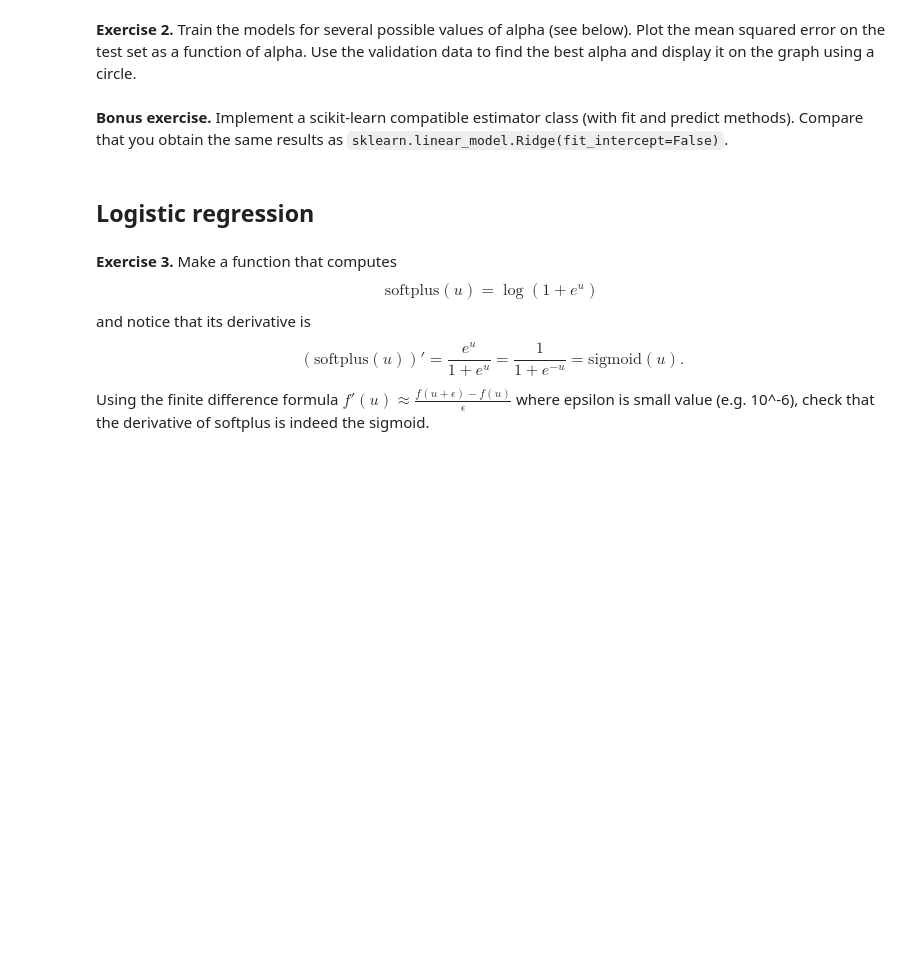
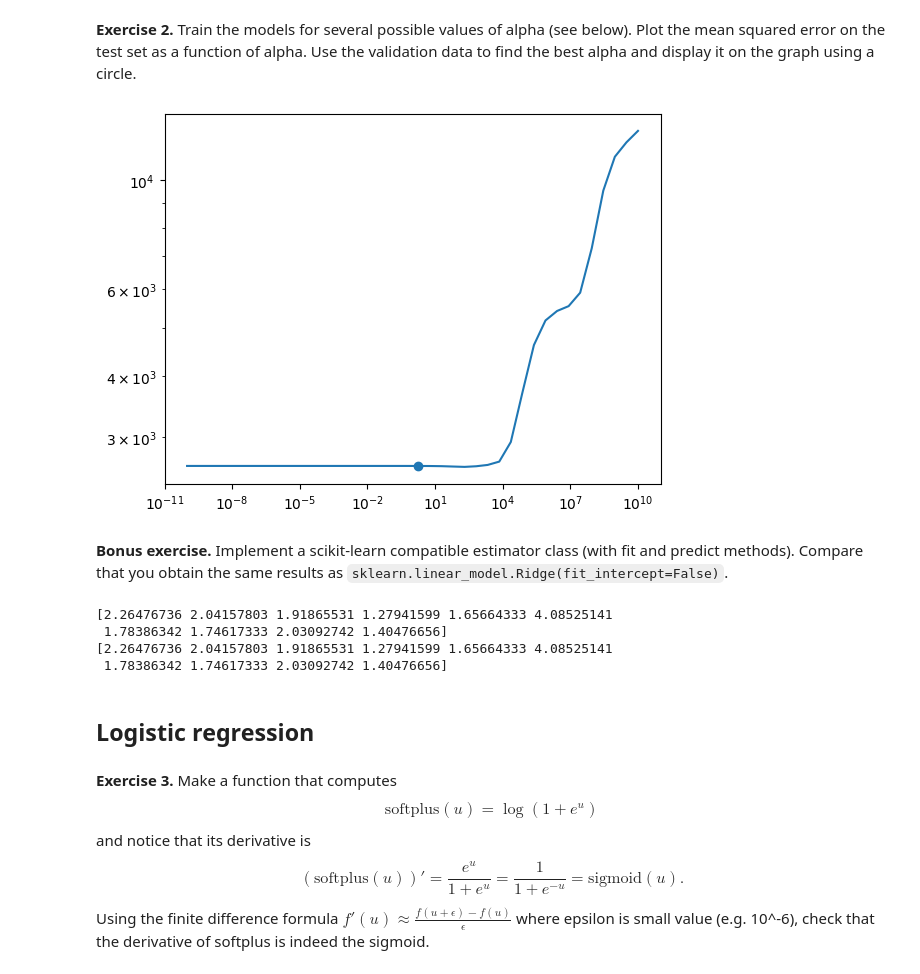
Before and after one commit to data-psl/lectures2023, a Jupyter notebook: notebooks/03_optimization_corrected.ipynb, the cells around one changed output. Cells and saved outputs as stored; diff of their text form; code cells hidden in the pictures; blank space fills up the shorter version.

```diff
--- a/notebooks/03_optimization_corrected.ipynb
+++ b/notebooks/03_optimization_corrected.ipynb
@@ -18,23 +19,20 @@ X_boston_val, X_boston_te, y_boston_val, y_boston_te = \
 # %% [markdown]
 **Exercise 1.** Implement the analytical solution of ridge regression $(X^\top X + \alpha I) w = X^\top y$ (see [slides](https://data-psl.github.io/lectures2022/slides/05_optimization_linear_models)) using [scipy.linalg.solve](https://docs.scipy.org/doc/scipy/reference/generated/scipy.linalg.solve.html). Compute the solution on the training data. Make sure that the gradient at the solution is zero (up to machine precision).
 # %%
+import numpy as np
 from scipy.linalg import solve
-import numpy as np
 
 def ridge_regression_solution(X, y, alpha):
-  n_samples, n_features = X.shape
-  XX = np.dot(X.T, X)
-  Xy = np.dot(X.T, y)
-  I = np.eye(n_features)
-  w_star = solve(XX + alpha * I, Xy)
-  return w_star
+  n, p = X.shape
+  I = np.identity(p)
+  return solve(X.T.dot(X) + alpha * I, X.T.dot(y))
 
 def ridge_regression_gradient(w, X, y, alpha):
-  XX = np.dot(X.T, X)
-  Xy = np.dot(X.T, y)
-  return np.dot(XX, w) - Xy + alpha * w
+  return -X.T.dot(y - X.dot(w)) + alpha * w
 
-w_star = ridge_regression_solution(X_boston_tr, y_boston_tr, alpha=0.1)
-
-gradient = ridge_regression_gradient(w_star, X_boston_tr, y_boston_tr, alpha=0.1)
+w_star = ridge_regression_solution(X_california_tr, y_california_tr, alpha=1)
+print(w_star)
+gradient = ridge_regression_gradient(w_star, X_california_tr, y_california_tr, alpha=1)
+print("----------")
+print(gradient)
 np.sqrt(np.sum(gradient ** 2))
@@ -73,3 +48,22 @@ plt.show()
+# %%
+alphas = np.logspace(-10, 10, 40)
+
+mse_val = []
+mse_test = []
+for alpha in alphas:
+  w = ridge_regression_solution(X_california_tr, y_california_tr, alpha)
+  mse_test.append(np.sum((X_california_te.dot(w) - y_california_te) ** 2))
+  mse_val.append(np.sum((X_california_val.dot(w) - y_california_val) ** 2))
+
+import matplotlib.pyplot as plt
+
+i = np.argmin(mse_val)
+plt.figure()
+plt.loglog(alphas, mse_test)
+plt.scatter(alphas[i], mse_test[i])
+plt.show()
+# %% [output]
+[figure, added]
 # %% [markdown]
 **Bonus exercise.** Implement a scikit-learn compatible estimator class (with fit and predict methods). Compare that you obtain the same results as `sklearn.linear_model.Ridge(fit_intercept=False)`.
 # %%
@@ -80,16 +74,21 @@ class MyRidge(BaseEstimator, RegressorMixin):
     self.alpha = alpha
 
   def fit(self, X, y):
-    self.w_ = ridge_regression_solution(X, y, alpha=self.alpha)
+    self.w_ = ridge_regression_solution(X, y, self.alpha)
     return self
 
   def predict(self, X):
-    return np.dot(X, self.w_)
+    return X.dot(self.w_)
 
 from sklearn.linear_model import Ridge
 
-print(MyRidge().fit(X_boston_tr, y_boston_tr).predict(X_boston_te)[:10])
-print(Ridge(fit_intercept=False).fit(X_boston_tr, y_boston_tr).predict(X_boston_te)[:10])
+print(MyRidge().fit(X_california_tr, y_california_tr).predict(X_california_te)[:10])
+print(Ridge(fit_intercept=False).fit(X_california_tr, y_california_tr).predict(X_california_te)[:10])
+# %% [output]
+[2.26476736 2.04157803 1.91865531 1.27941599 1.65664333 4.08525141
+ 1.78386342 1.74617333 2.03092742 1.40476656]
+[2.26476736 2.04157803 1.91865531 1.27941599 1.65664333 4.08525141
+ 1.78386342 1.74617333 2.03092742 1.40476656]
 # %% [markdown]
 ## Logistic regression
 # %%
```
Also changed, not shown: parts of 16 cells of this notebook.
